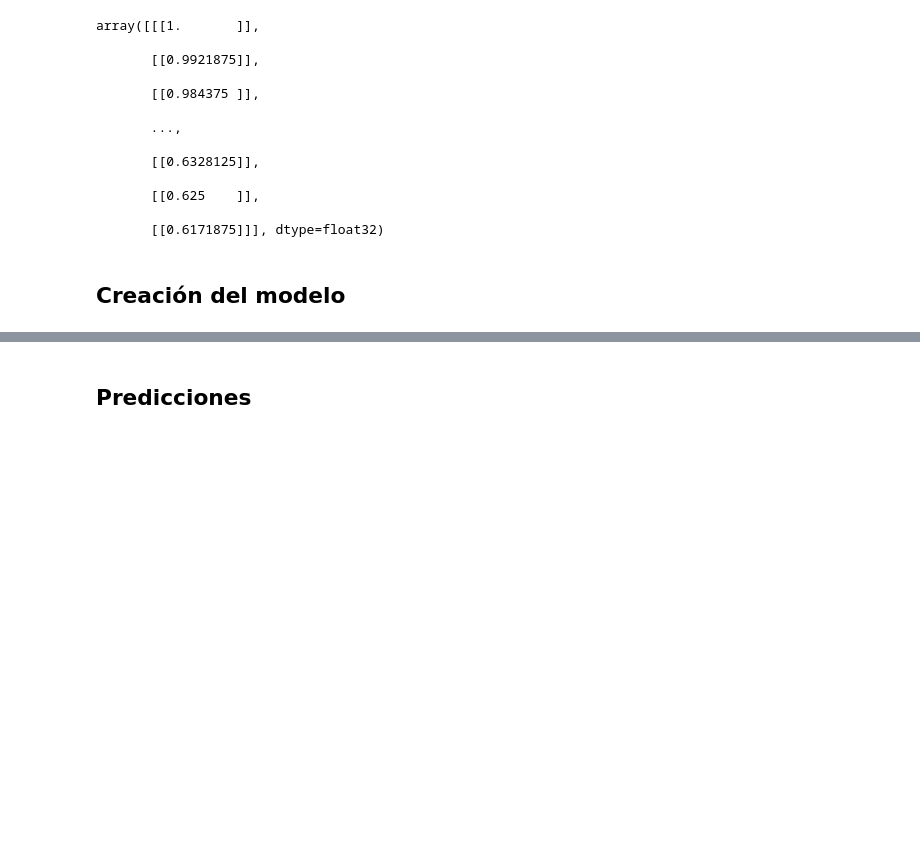
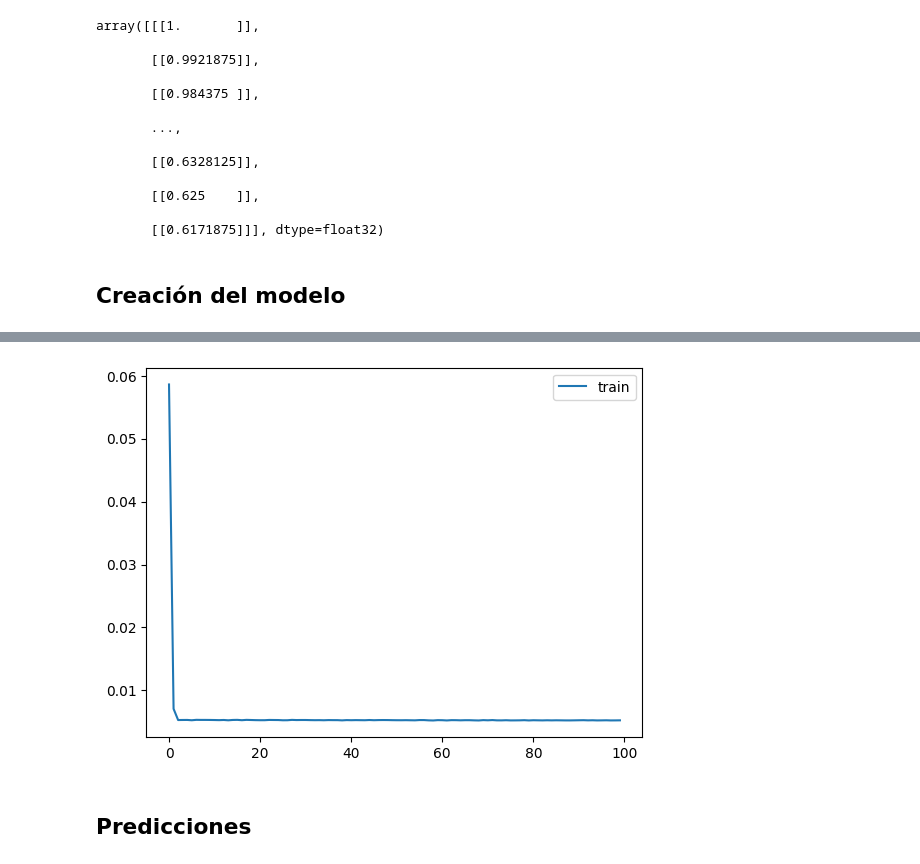
Before and after one commit to JorgeMoGlz/proyecto-seminario, a Jupyter notebook: Predecir-siguientes mantenimientos.ipynb, the cells around one changed output, grey strips where cells are left out. Saved outputs shown, nothing was run; the diff lists cells and outputs as text; code cells hidden in the pictures; blank space fills up the shorter version.

```diff
--- a/Predecir-siguientes mantenimientos.ipynb
+++ b/Predecir-siguientes mantenimientos.ipynb
@@ -131,6 +131,6 @@ model = Sequential()
 model.add(LSTM(4, input_shape=(1, look_back)))
 model.add(Dense(1))
 model.compile(loss='mean_squared_error', optimizer='adam')
-model.fit(trainX, trainY, epochs=100, batch_size=1, verbose=2)
+history = model.fit(trainX, trainY, epochs=100, batch_size=1, verbose=2)
 # %% [output]
 Epoch 1/100
@@ -154,3 +153,10 @@ Epoch 100/100
+# %%
+# graficamos la perdida
+plt.plot(history.history["loss"], label="train")
+plt.legend()
+plt.show()
+# %% [output]
+[figure, added]
 # %% [markdown]
 ## Predicciones
 # %%
```
Also changed, not shown: parts of 40 cells of this notebook.
